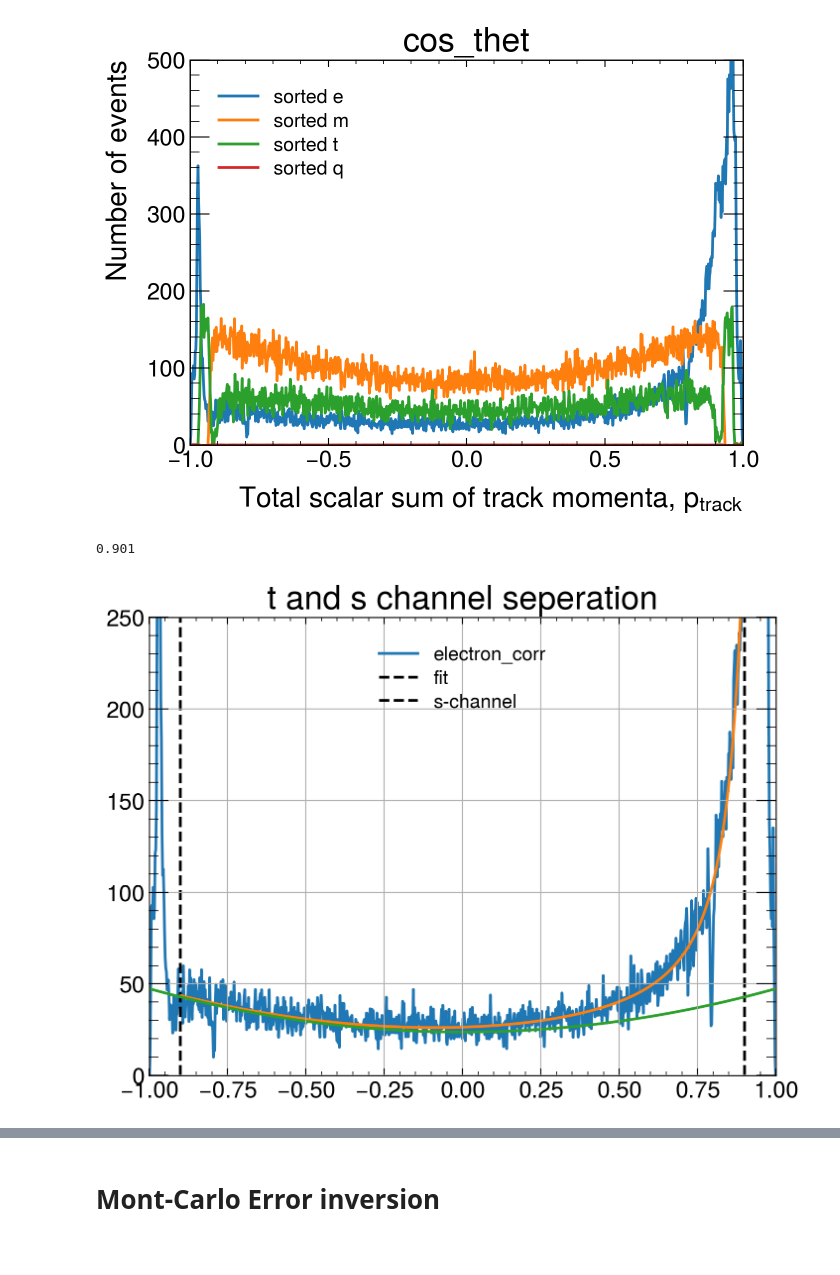
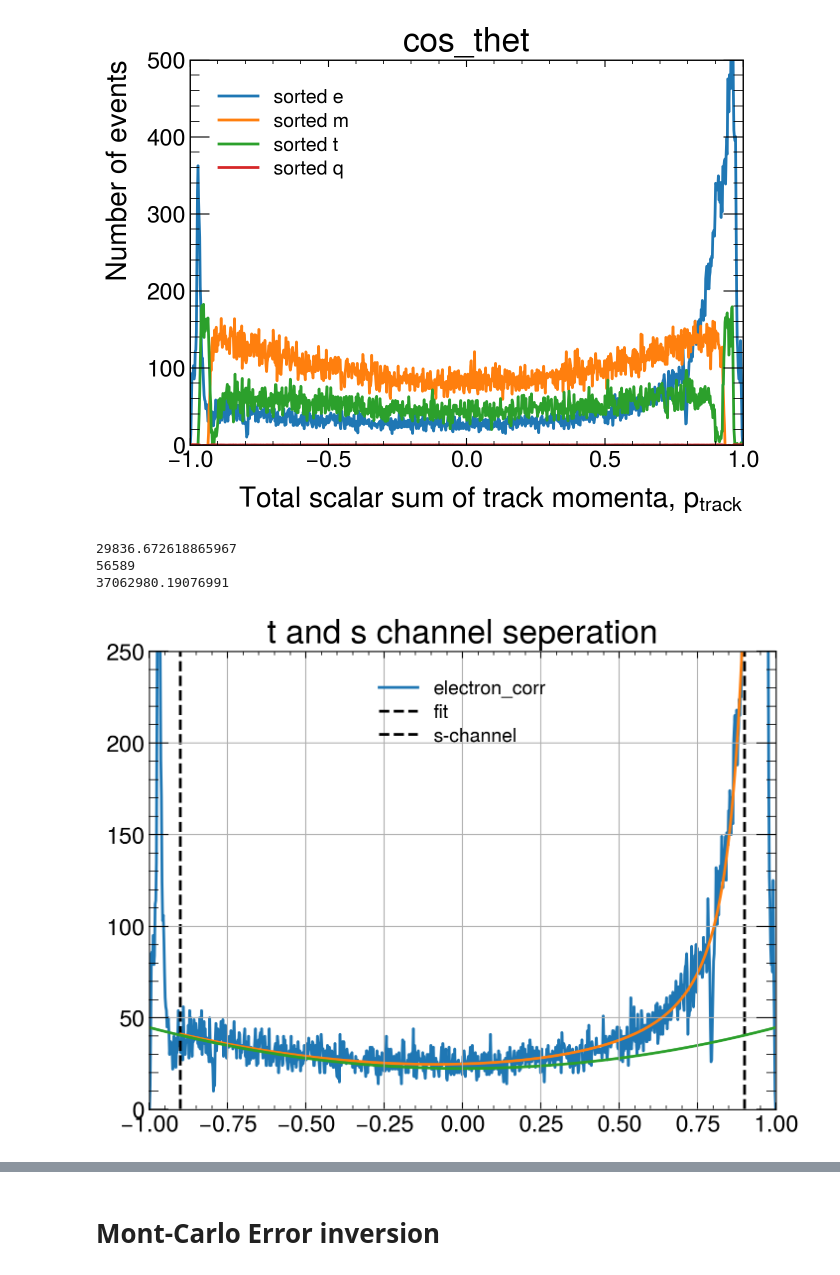
Before and after one commit to lukasg96/z0-precisionmeasurement, a Jupyter notebook: z0_experiment.ipynb, the cells around one changed output, grey strips where cells are left out. Cells and saved outputs as stored; diff of their text form; code cells hidden in the pictures.

```diff
--- a/z0_experiment.ipynb
+++ b/z0_experiment.ipynb
@@ -441,22 +438,0 @@ from scipy.optimize import curve_fit
-# %%
-def dsigdtheta(theta,A,B):
-    y = A*(1+theta**2)+B*(1-theta)**(-2) #+C
-    return y
-def cdsig(theta,A):
-    return A*(1+theta**2)
-def sdsig(theta,B):
-    y = B*(1-theta)**(-2)
-# %%
-# Fit der Funktion an die Verteilung
-# für elektronen an die Cos theta verteilung
-y,x = np.histogram(costhet[0],bins = 2000, range = (-1,1))
-x = x[1:]
-y
-
-coeff, var_matrix = curve_fit(dsigdtheta,x[100:1900], y[100:1900] )
-hist_fit = dsigdtheta(x[0:1900],*coeff)
-print(coeff)
-plt.plot(x,y)
-plt.grid()
-plt.plot(x[:1900], hist_fit)
-plt.plot(x,cdsig(x,coeff[0]))
@@ -730,6 +692,9 @@ plt.ylabel('Number of events')
 plt.show()
 # %% [output]
 [figure]
+# %%
+e_cut, bin_edges, = np.histogram(costhet[4][ecuts[4]], bins=Nbins, range=(x_min,x_max))
+mid = 0.5*(bin_edges[1:] + bin_edges[:-1])
 # %%
 def dsigdtheta(theta,A,B):
     y = A*(1+theta**2)+B*(1-theta)**(-2) #+C
@@ -738,36 +703,39 @@ def sdsig(theta,A):
     return A*(1+theta**2)
 def tdsig(theta,B):
     return B*(1-theta)**(-2)
-# %%
-mid[950]
-# %% [output]
-0.901
 # %%
 # Subtracting t channel
 bin_min = 50
 bin_max = 950
 x_min = mid[bin_min]
 x_max = mid[bin_max]
 
 
-coeff, var_matrix  =curve_fit(dsigdtheta,mid[bin_min:bin_max],E_costhet[bin_min:bin_max])
+coeff, var_matrix  =curve_fit(dsigdtheta,mid[bin_min:bin_max],e_cut[bin_min:bin_max])
 hist_fit = dsigdtheta(mid[bin_min:bin_max],*coeff)
 #fit_t_chan = tdsig(mid[bin_min:bin_max],coeff[1])
 fit_s_chan = sdsig(mid,coeff[0])
 
 
+print(sum(fit_s_chan))
+print(sum(e_cut))
+print(sum(costhet[0]))
+
 plt.title('t and s channel seperation')
-plt.plot(mid, E_costhet, label = 'electron_corr')
+plt.plot(mid, e_cut, label = 'electron_corr')
 plt.axvline(x=0.9, color = 'k', ls = '--', label = 'fit')
 plt.axvline(x=-0.9, color = 'k', ls = '--', label = 's-channel')
 plt.plot(mid[bin_min:bin_max],hist_fit)
 plt.plot(mid,fit_s_chan)
 plt.grid()
 
 #E_s_chan = E_costhet[bin_min:bin_max] - fit_t_chan
 #plt.plot(mid[bin_min:bin_max],E_s_chan)
 plt.ylim(0,250)
 plt.legend()
 plt.show()
 # %% [output]
+29836.672618865967
+56589
+37062980.19076991
-[figure, old version]
+[figure, new version]
```
Also changed, not shown: parts of 7 cells of this notebook.
